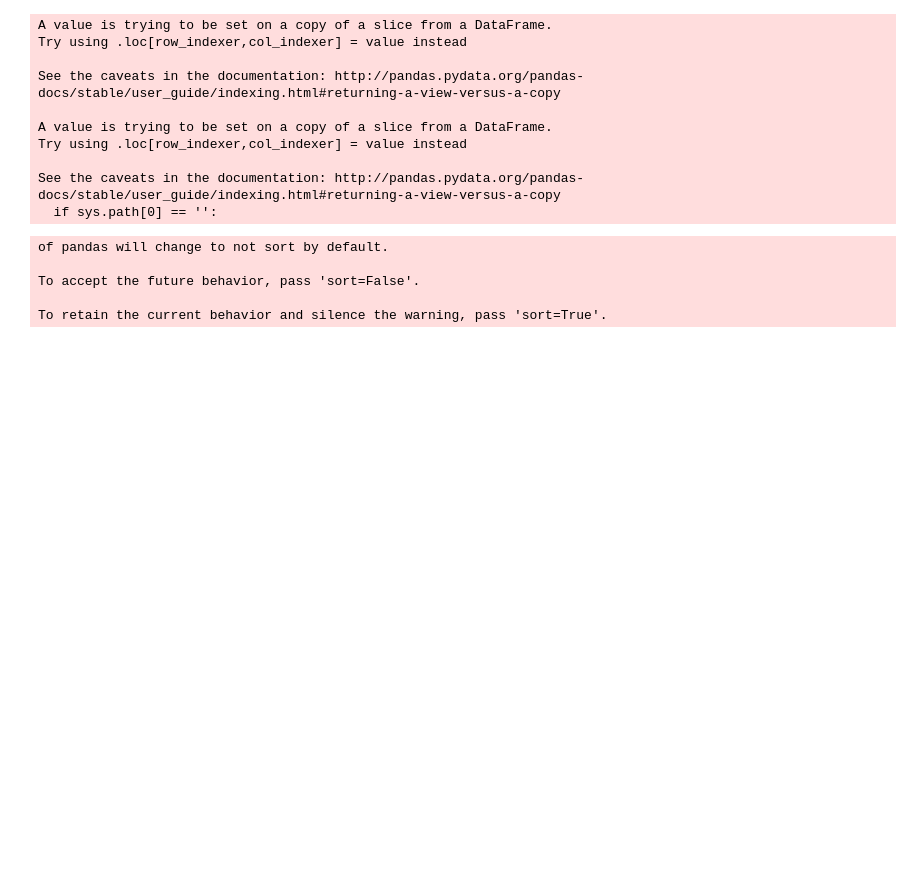
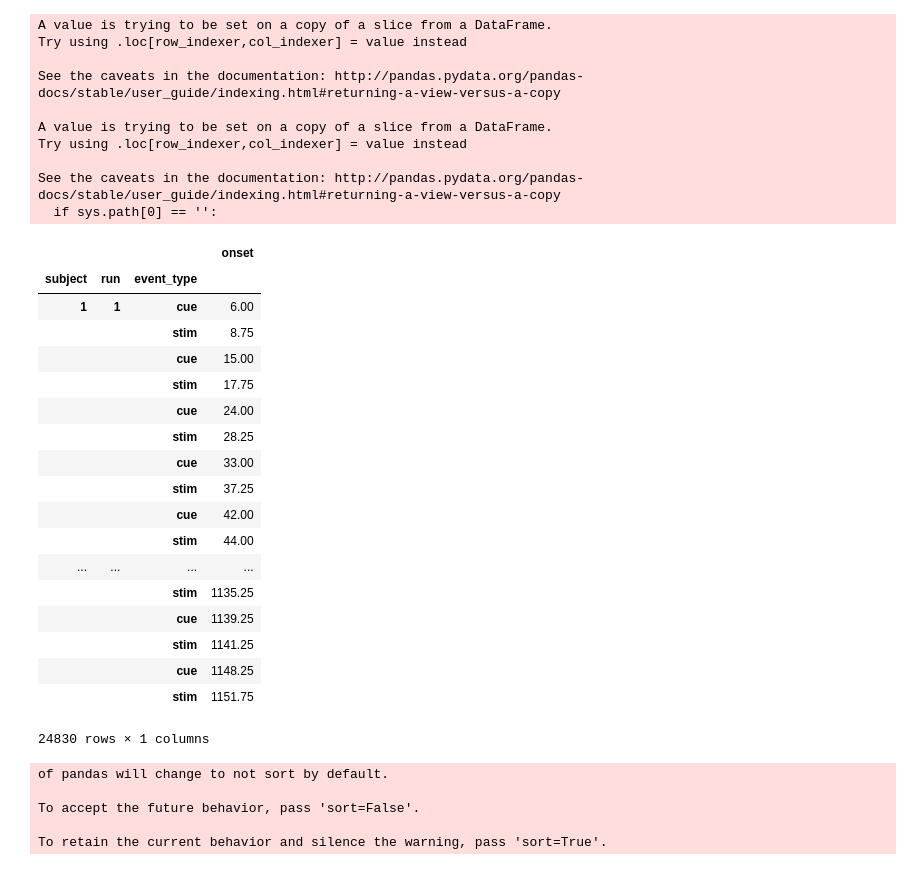
Before and after one commit to StevenM1/STNrep, a Jupyter notebook: Deconvolution.ipynb, the cells around one changed output. Cells and saved outputs as stored; diff of their text form; code cells hidden in the pictures; blank space fills up the shorter version.

```diff
--- a/Deconvolution.ipynb
+++ b/Deconvolution.ipynb
@@ -91,6 +91,28 @@ Try using .loc[row_indexer,col_indexer] = value instead
 
 See the caveats in the documentation: http://pandas.pydata.org/pandas-docs/stable/user_guide/indexing.html#returning-a-view-versus-a-copy
   if sys.path[0] == '':
+# %%
+events_deconv
+# %% [output]
+|  |  |  | onset |
+| subject | run | event_type |  |
+| 1 | 1 | cue | 6.00 |
+|  |  | stim | 8.75 |
+|  |  | cue | 15.00 |
+|  |  | stim | 17.75 |
+|  |  | cue | 24.00 |
+|  |  | stim | 28.25 |
+|  |  | cue | 33.00 |
+|  |  | stim | 37.25 |
+|  |  | cue | 42.00 |
+|  |  | stim | 44.00 |
+| ... | ... | ... | ... |
+|  |  | stim | 1135.25 |
+|  |  | cue | 1139.25 |
+|  |  | stim | 1141.25 |
+|  |  | cue | 1148.25 |
+|  |  | stim | 1151.75 |
+24830 rows × 1 columns
 # %%
 ## get confounds
 all_csvs = glob.glob('./derivatives/ds-*/fmriprep_confounds/sub-*_task-randomdotmotion_run-*_desc-confounds_regressors.tsv')
```
Also changed, not shown: parts of 2 cells of this notebook.
